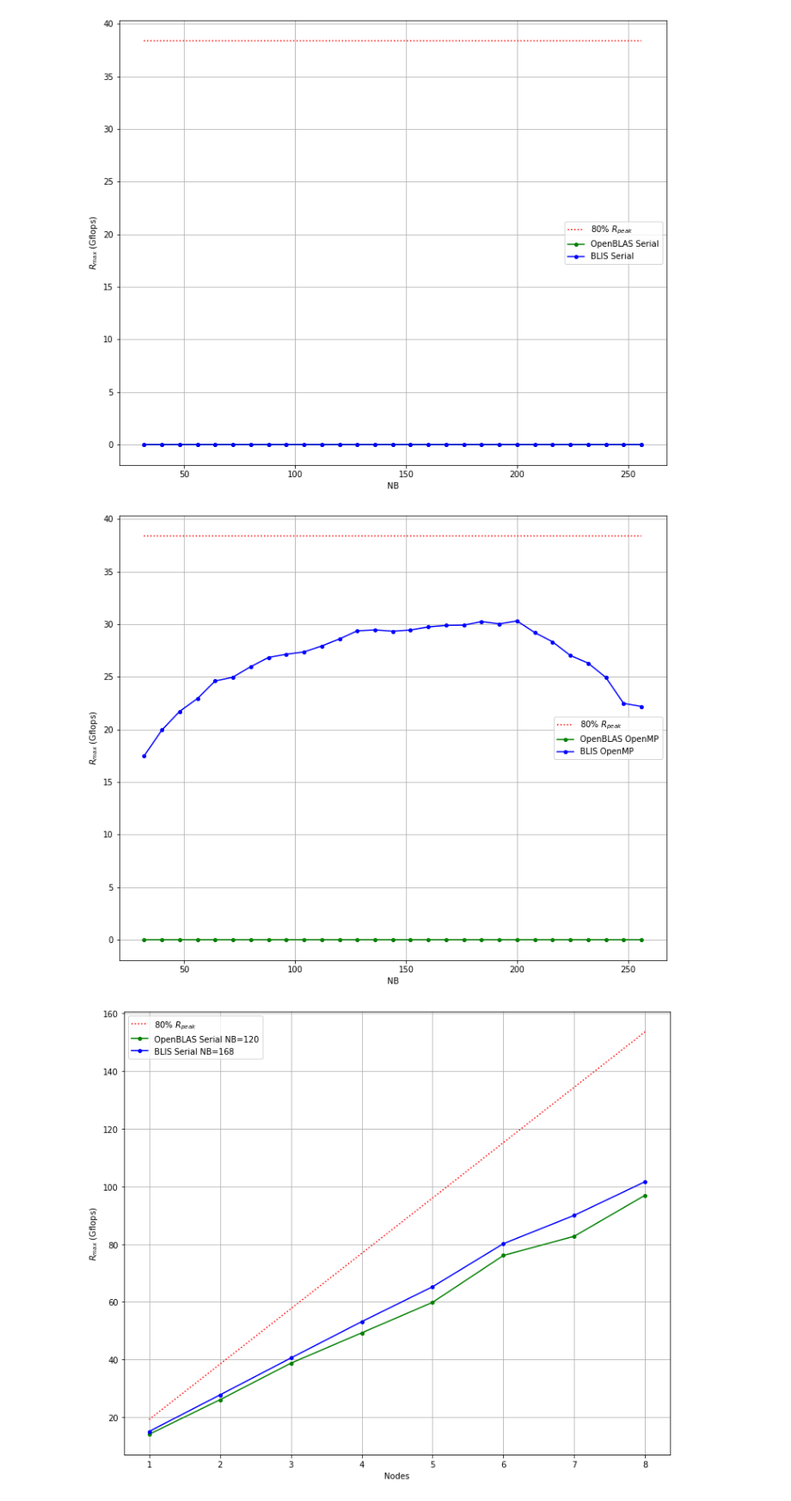
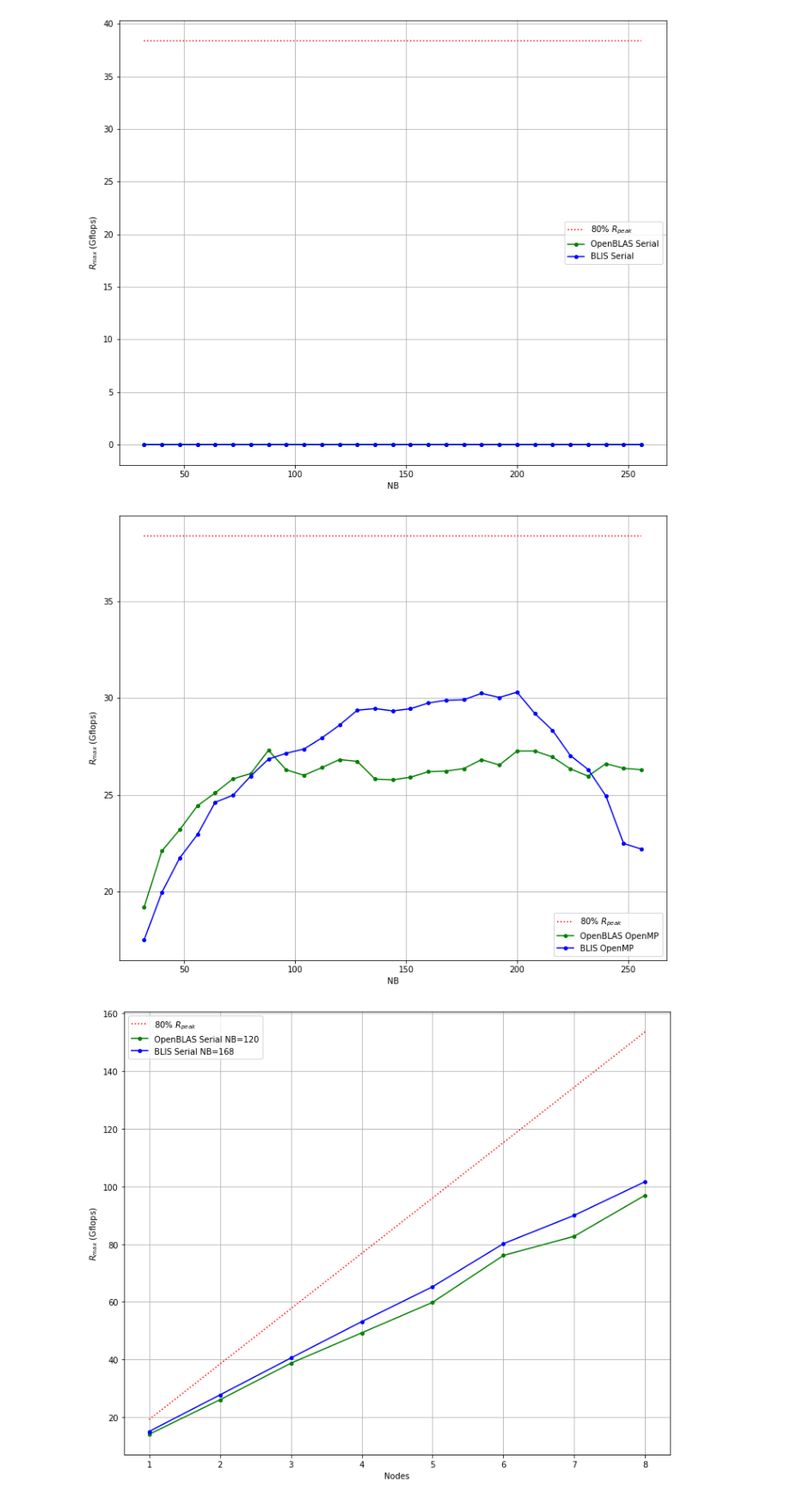
Before and after one commit to johnduffymsc/dissertation, a Jupyter notebook: picluster.ipynb, the cells around one changed output. Shown: that part at 86% size. Cells and saved outputs as stored; diff of their text form; code cells hidden in the pictures.

```diff
--- a/picluster.ipynb
+++ b/picluster.ipynb
@@ -609,35 +609,35 @@ nb = [
 ]
 
 openblas_openmp = [
-    0,
-    0,
-    0,
-    0,
-    0,
-    0,
-    0,
-    0,
-    0,
-    0,
-    0,
-    0,
-    0,
-    0,
-    0,
-    0,
-    0,
-    0,
-    0,
-    0,
-    0,
-    0,
-    0,
-    0,
-    0,
-    0,
-    0,
-    0,
-    0
+    1.9183e+01,
+    2.2089e+01,
+    2.3185e+01,
+    2.4426e+01,
+    2.5094e+01,
+    2.5822e+01,
+    2.6094e+01,
+    2.7303e+01,
+    2.6287e+01,
+    2.6007e+01,
+    2.6402e+01,
+    2.6822e+01,
+    2.6729e+01,
+    2.5811e+01,
+    2.5774e+01,
+    2.5906e+01,
+    2.6189e+01,
+    2.6222e+01,
+    2.6356e+01,
+    2.6819e+01,
+    2.6536e+01,
+    2.7262e+01,
+    2.7262e+01,
+    2.6951e+01,
+    2.6337e+01,
+    2.5963e+01,
+    2.6609e+01,
+    2.6368e+01,
+    2.6296e+01
 ]
 
 blis_openmp = [
@@ -658,34 +658,34 @@ blis_openmp = [
     2.9340e+01,
     2.9452e+01,
     2.9748e+01,
     2.9889e+01,
     2.9916e+01,
     3.0251e+01,
     3.0035e+01,
     3.0312e+01,
     2.9205e+01,
     2.8329e+01,
     2.7030e+01,
     2.6309e+01,
     2.4941e+01,
     2.2479e+01,
     2.2185e+01
 ]
 
 plt.figure(figsize=(12, 10))
 #plt.title("OpenMP Baseline $R_{max}$ vs NB 2 Nodes 80% Memory")
 plt.plot([32, 256], [R_PEAK_80 * 2, R_PEAK_80 * 2], ":", markersize=4, color="red")
 plt.plot(nb, openblas_openmp, "-go", markersize=4)
 plt.plot(nb, blis_openmp, "-bo", markersize=4)
 plt.xlabel("NB")
 plt.ylabel("$R_{max}$ (Gflops)")
 plt.legend(["80% $R_{peak}$", "OpenBLAS OpenMP", "BLIS OpenMP"])
 plt.grid()
 plt.savefig("openmp_gflops_vs_nb_2_node_80_percent_memory.pdf", bbox_inches="tight")
 plt.savefig("openmp_gflops_vs_nb_2_node_80_percent_memory.png", bbox_inches="tight")
 plt.show()
 # %% [output]
-[figure, old version]
+[figure, new version]
 # %%
 # Pure OpenMP Gflops vs Nodes using 80% memory.
 
```
Also changed, not shown: 2 other files.
